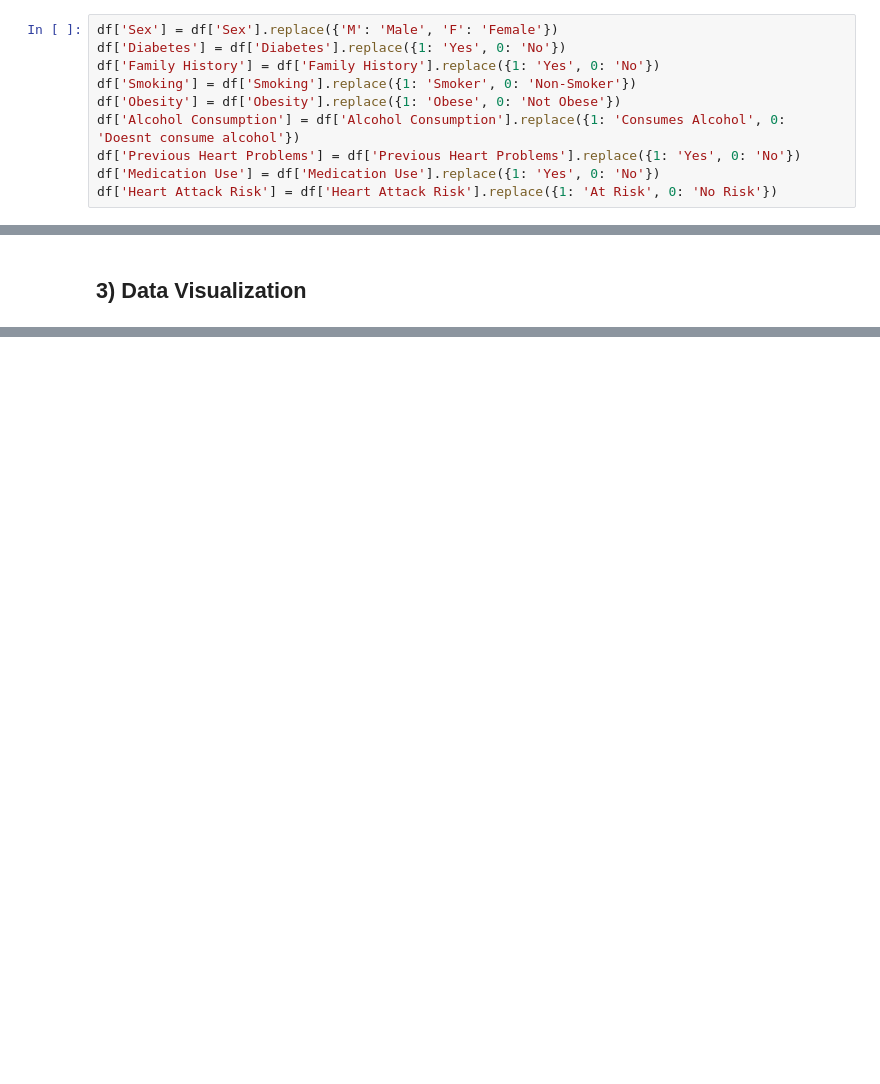
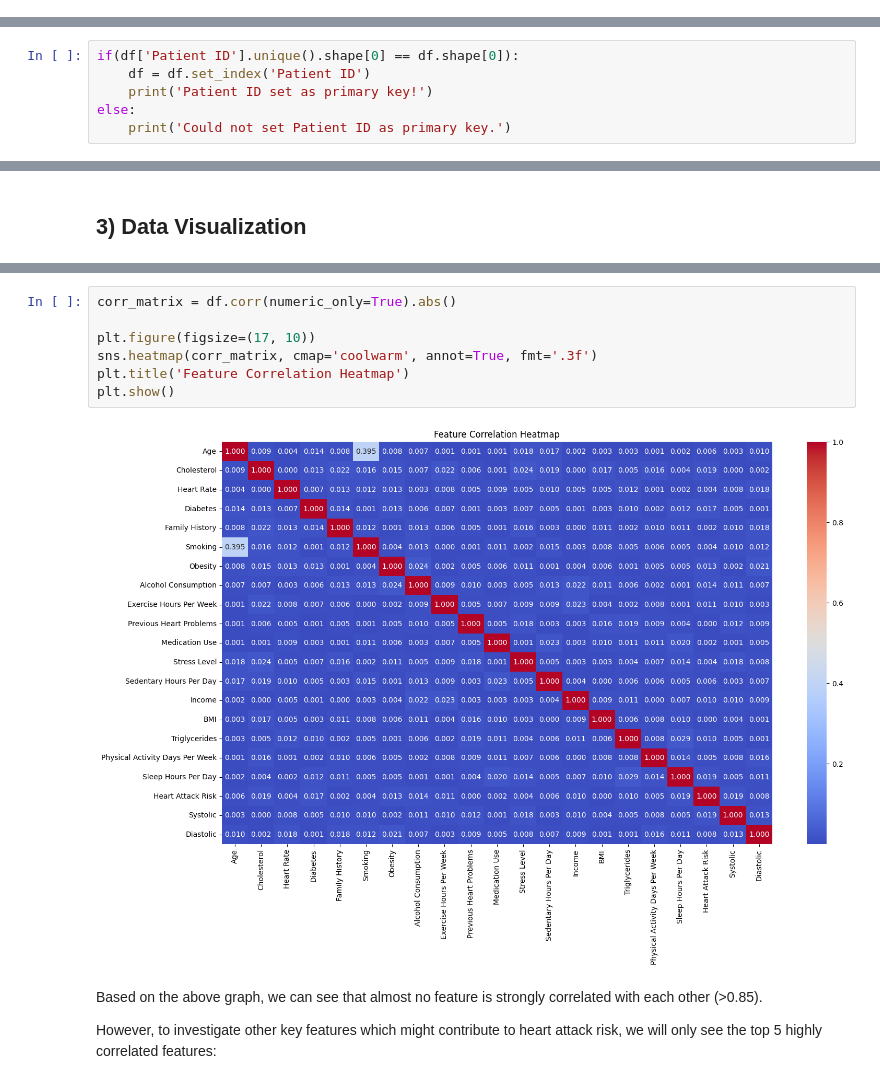
Before and after one commit to taimoorbinnasir/Heart-Attack-Risk-Prediction, a Jupyter notebook: group10_main.ipynb, the cells around one changed output, grey strips where cells are left out. Saved outputs shown, nothing was run; the diff lists cells and outputs as text; blank space fills up the shorter version.

```diff
--- a/group10_main.ipynb
+++ b/group10_main.ipynb
@@ -141,10 +127,0 @@ From here onwards, for the purpose of readability, we will convert the dataset v
-# %%
-df['Sex'] = df['Sex'].replace({'M': 'Male', 'F': 'Female'})
-df['Diabetes'] = df['Diabetes'].replace({1: 'Yes', 0: 'No'})
-df['Family History'] = df['Family History'].replace({1: 'Yes', 0: 'No'})
-df['Smoking'] = df['Smoking'].replace({1: 'Smoker', 0: 'Non-Smoker'})
-df['Obesity'] = df['Obesity'].replace({1: 'Obese', 0: 'Not Obese'})
-df['Alcohol Consumption'] = df['Alcohol Consumption'].replace({1: 'Consumes Alcohol', 0: 'Doesnt consume alcohol'})
-df['Previous Heart Problems'] = df['Previous Heart Problems'].replace({1: 'Yes', 0: 'No'})
-df['Medication Use'] = df['Medication Use'].replace({1: 'Yes', 0: 'No'})
-df['Heart Attack Risk'] = df['Heart Attack Risk'].replace({1: 'At Risk', 0: 'No Risk'})
@@ -152,0 +135,6 @@ Next, we split "Blood Pressure" into two numeric columns, "Systolic" and "Diasto
+# %%
+if(df['Patient ID'].unique().shape[0] == df.shape[0]):
+    df = df.set_index('Patient ID')
+    print('Patient ID set as primary key!')
+else:
+    print('Could not set Patient ID as primary key.')
@@ -517,0 +198,13 @@ Sklearn Neural Network Accuracy: 0.5350827153451226
+# %%
+corr_matrix = df.corr(numeric_only=True).abs()
+
+plt.figure(figsize=(17, 10))
+sns.heatmap(corr_matrix, cmap='coolwarm', annot=True, fmt='.3f')
+plt.title('Feature Correlation Heatmap')
+plt.show()
+# %% [output]
+[figure, added]
+# %% [markdown]
+Based on the above graph, we can see that almost no feature is strongly correlated with each other (>0.85).
+
+However, to investigate other key features which might contribute to heart attack risk, we will only see the top 5 highly correlated features:
```
Also changed, not shown: parts of 81 cells of this notebook, 1 other file.
